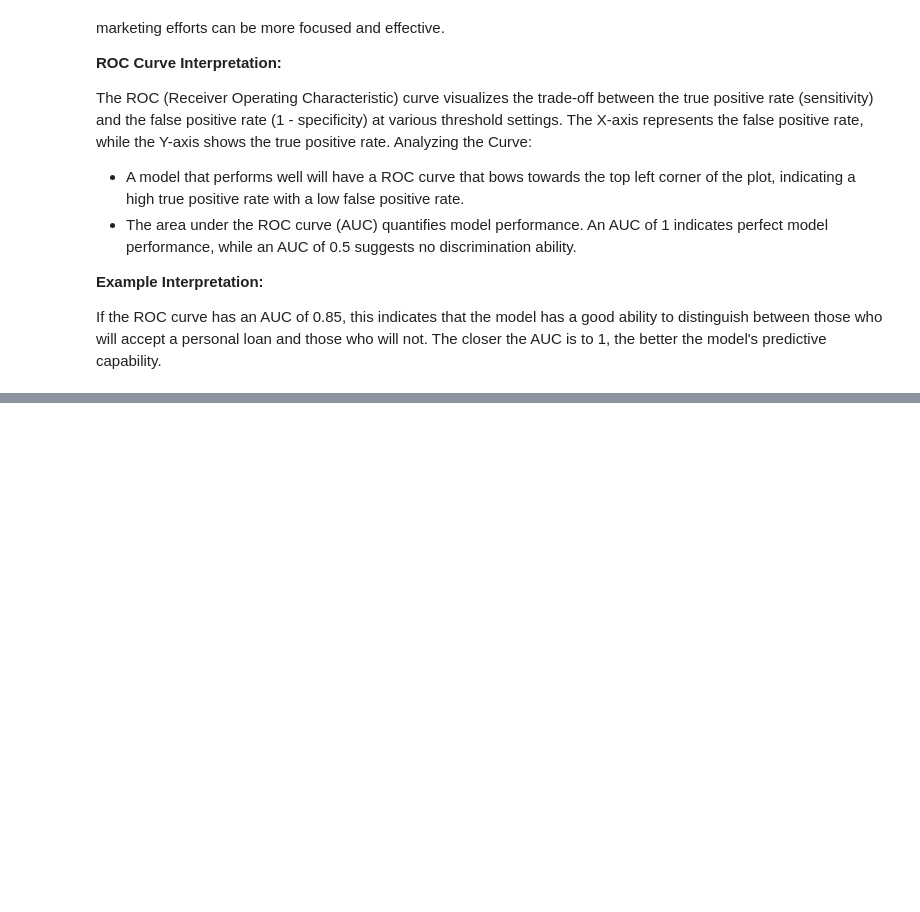
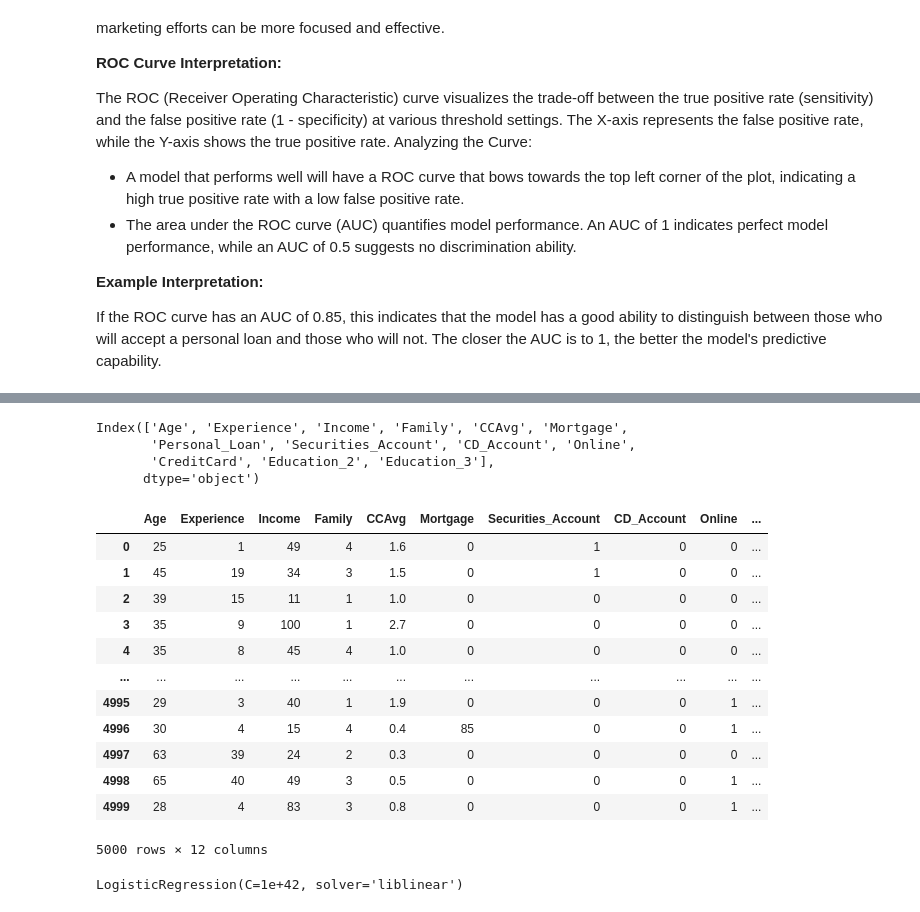
Before and after one commit to ieshu001/msa550-code-files, a Jupyter notebook: python_lecture_04_LR.ipynb, the cells around one changed output, grey strips where cells are left out. Cells and saved outputs as stored; diff of their text form; code cells hidden in the pictures; blank space fills up the shorter version.

Commit message:
Full regression model

```diff
--- a/python_lecture_04_LR.ipynb
+++ b/python_lecture_04_LR.ipynb
@@ -327,0 +393,10 @@ If the ROC curve has an AUC of 0.85, this indicates that the model has a good ab
+# %%
+# Logistic Regression with Multiple Predictors
+
+# Treat 'Education' as a categorical variable and convert it to dummy variables
+# Changing the data type of 'Education' to 'category' for better handling
+bank_df['Education'] = bank_df['Education'].astype('category')
+
+# Renaming categories for better interpretability
+new_categories = {1: 'Undergrad', 2: 'Graduate', 3: 'Advanced/Professional'}
+bank_df.Education.cat.rename_categories(new_categories)
@@ -327,0 +418,31 @@ If the ROC curve has an AUC of 0.85, this indicates that the model has a good ab
+# %%
+# Creating dummy variables for categorical features
+# Using drop_first=True to avoid multicollinearity by dropping the first category
+bank_df = pd.get_dummies(bank_df, prefix_sep='_', drop_first=True)
+# %%
+bank_df.columns
+# %% [output]
+Index(['Age', 'Experience', 'Income', 'Family', 'CCAvg', 'Mortgage',
+       'Personal_Loan', 'Securities_Account', 'CD_Account', 'Online',
+       'CreditCard', 'Education_2', 'Education_3'],
+      dtype='object')
+# %%
+# Define the target variable 'y' and the feature set 'X'
+y = bank_df['Personal_Loan']  # Target variable
+X = bank_df.drop(columns=['Personal_Loan'])  # Features (dropping the target)
+# %%
+X
+# %% [output]
+|  | Age | Experience | Income | Family | CCAvg | Mortgage | Securities_Account | CD_Account | Online | ... |
+| 0 | 25 | 1 | 49 | 4 | 1.6 | 0 | 1 | 0 | 0 | ... |
+| 1 | 45 | 19 | 34 | 3 | 1.5 | 0 | 1 | 0 | 0 | ... |
+| 2 | 39 | 15 | 11 | 1 | 1.0 | 0 | 0 | 0 | 0 | ... |
+| 3 | 35 | 9 | 100 | 1 | 2.7 | 0 | 0 | 0 | 0 | ... |
+| 4 | 35 | 8 | 45 | 4 | 1.0 | 0 | 0 | 0 | 0 | ... |
+| ... | ... | ... | ... | ... | ... | ... | ... | ... | ... | ... |
+| 4995 | 29 | 3 | 40 | 1 | 1.9 | 0 | 0 | 0 | 1 | ... |
+| 4996 | 30 | 4 | 15 | 4 | 0.4 | 85 | 0 | 0 | 1 | ... |
+| 4997 | 63 | 39 | 24 | 2 | 0.3 | 0 | 0 | 0 | 0 | ... |
+| 4998 | 65 | 40 | 49 | 3 | 0.5 | 0 | 0 | 0 | 1 | ... |
+| 4999 | 28 | 4 | 83 | 3 | 0.8 | 0 | 0 | 0 | 1 | ... |
+5000 rows × 12 columns
@@ -327,0 +453,7 @@ If the ROC curve has an AUC of 0.85, this indicates that the model has a good ab
+# %%
+# Fit a logistic regression model
+# Setting penalty='l2' and C=1e42 to effectively disable regularization
+logit_reg = LogisticRegression(penalty="l2", C=1e42, solver='liblinear')
+logit_reg.fit(train_X, train_y)
+# %% [output]
+LogisticRegression(C=1e+42, solver='liblinear')
```
Also changed, not shown: parts of 12 cells of this notebook.
